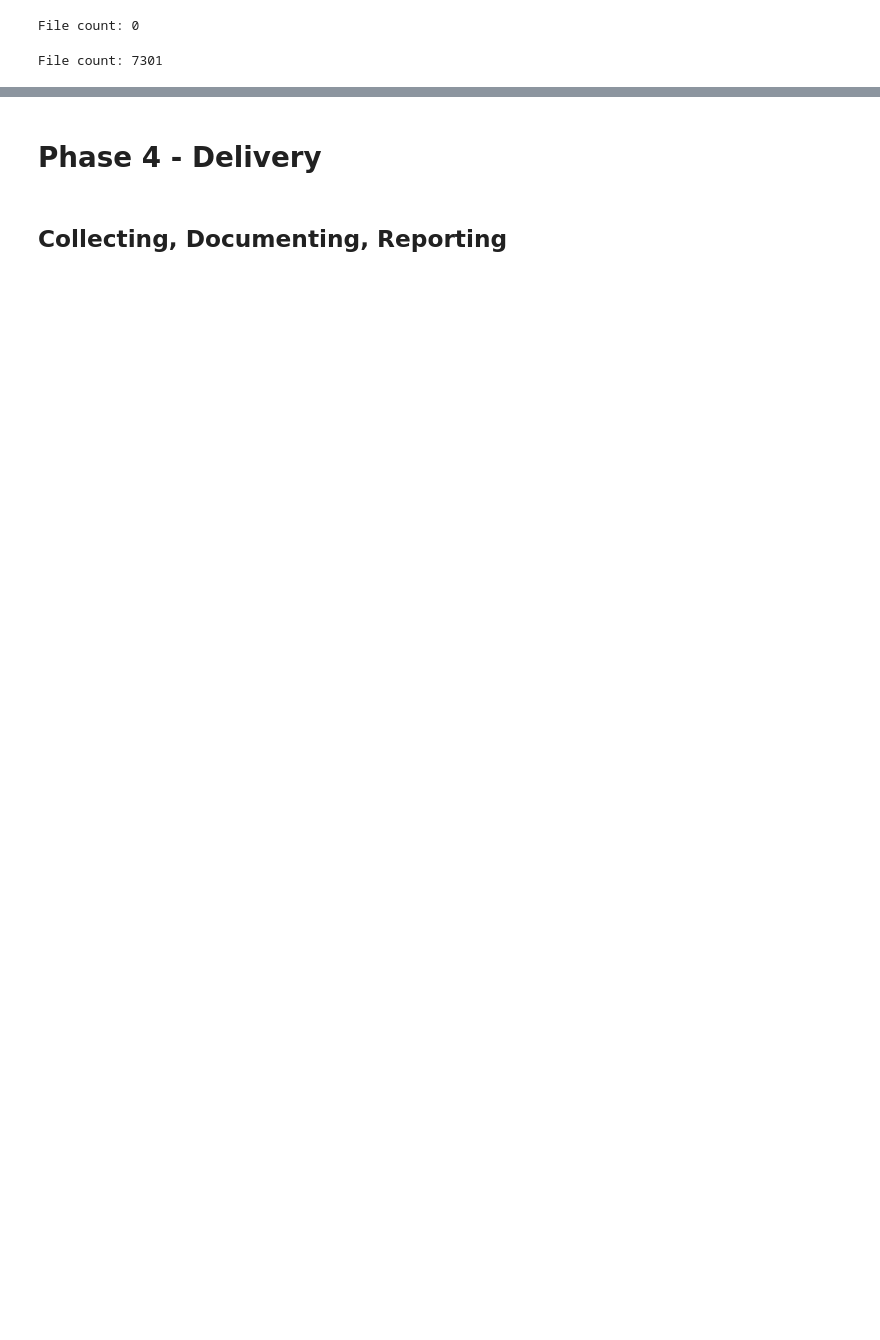
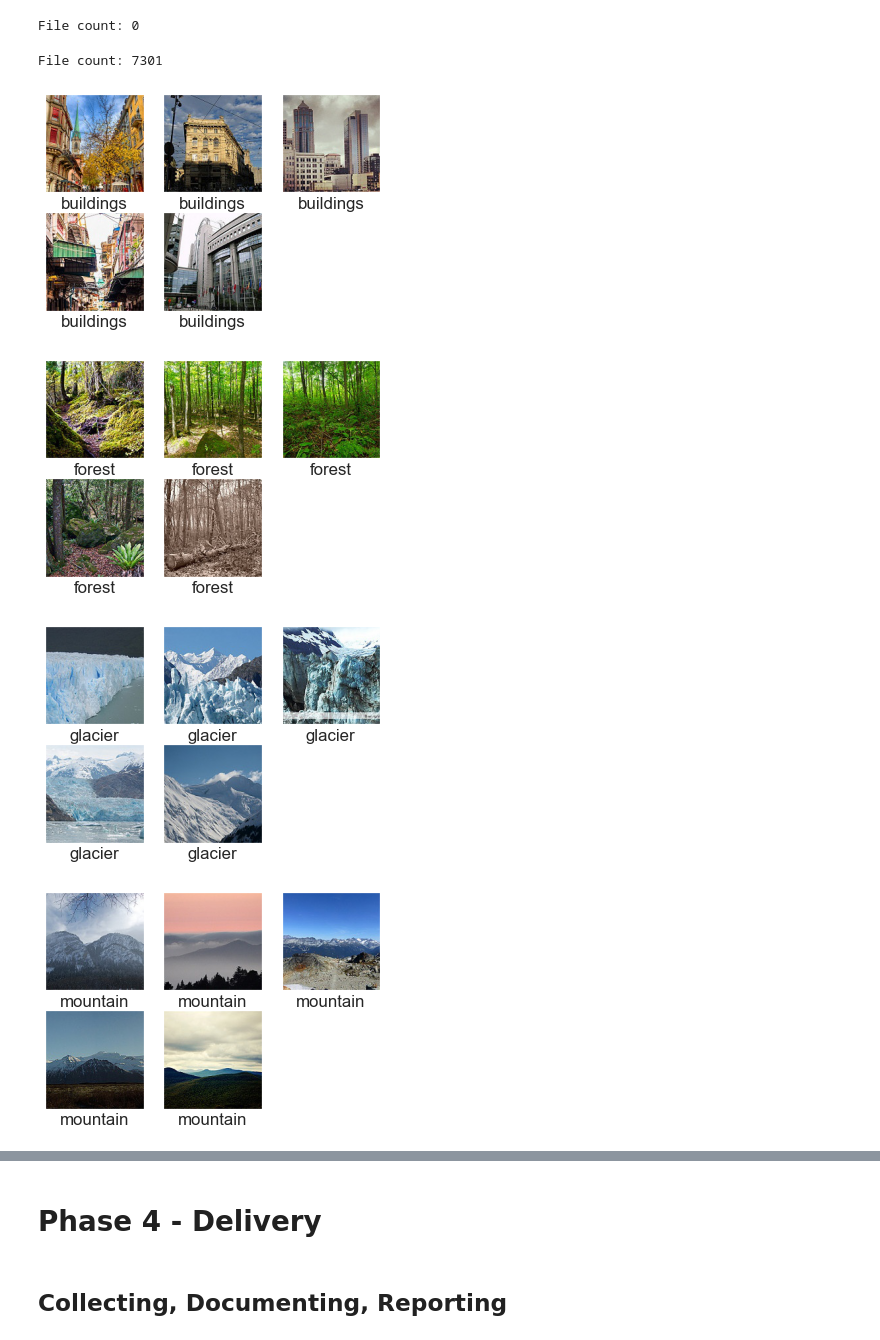
Before and after one commit to SDog6/JupiterNotebooks, a Jupyter notebook: Personal Challenge/Intel Image Classification.ipynb, the cells around one changed output, grey strips where cells are left out. Drawn from its saved outputs; the diff is of its cells as text; code cells hidden in the pictures; blank space fills up the shorter version.

```diff
--- a/Personal Challenge/Intel Image Classification.ipynb
+++ b/Personal Challenge/Intel Image Classification.ipynb
@@ -791,3 +800,24 @@ for file in tqdm(os.listdir(source)):
 CountImagesInSorted()
 # %% [output]
 File count: 7301
+# %%
+import matplotlib.image as mpimg
+
+directory=os.listdir('./data/sorted')
+for each in directory:
+    plt.figure()
+    currentFolder = './data/sorted/' + each
+    for i, file in enumerate(os.listdir(currentFolder)[0:5]):
+        fullpath = currentFolder + "/" + file
+        img=mpimg.imread(fullpath)
+        plt.subplot(2, 3, i+1)
+        plt.xticks([])
+        plt.yticks([])
+        plt.grid(False)
+        plt.xlabel(each)
+        plt.imshow(img)
+# %% [output]
+[figure, added]
+[figure, added]
+[figure, added]
+[figure, added]
```
Also changed, not shown: parts of 4 cells of this notebook, 4 other files.
